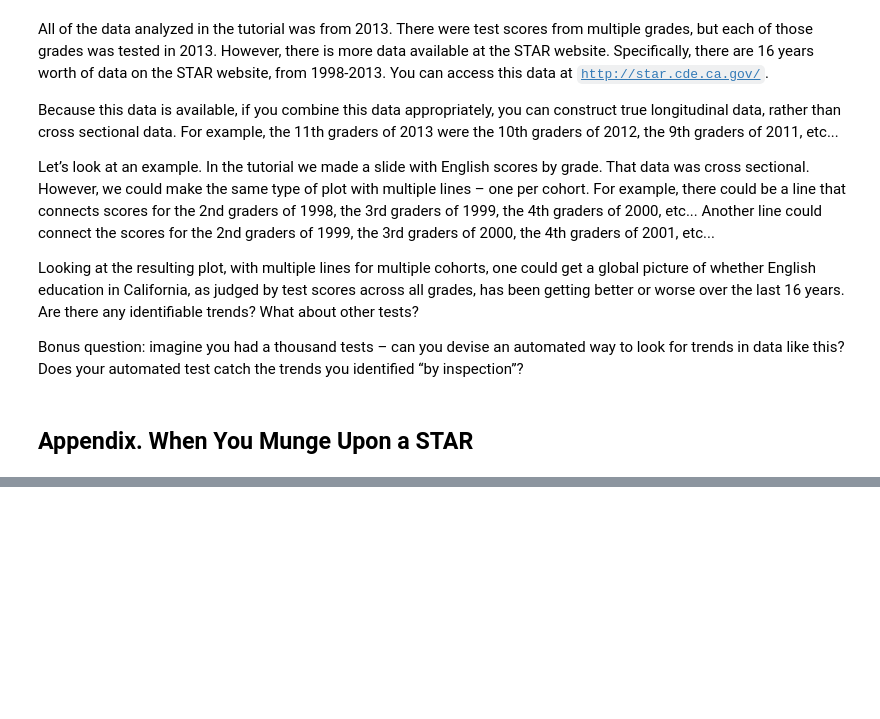
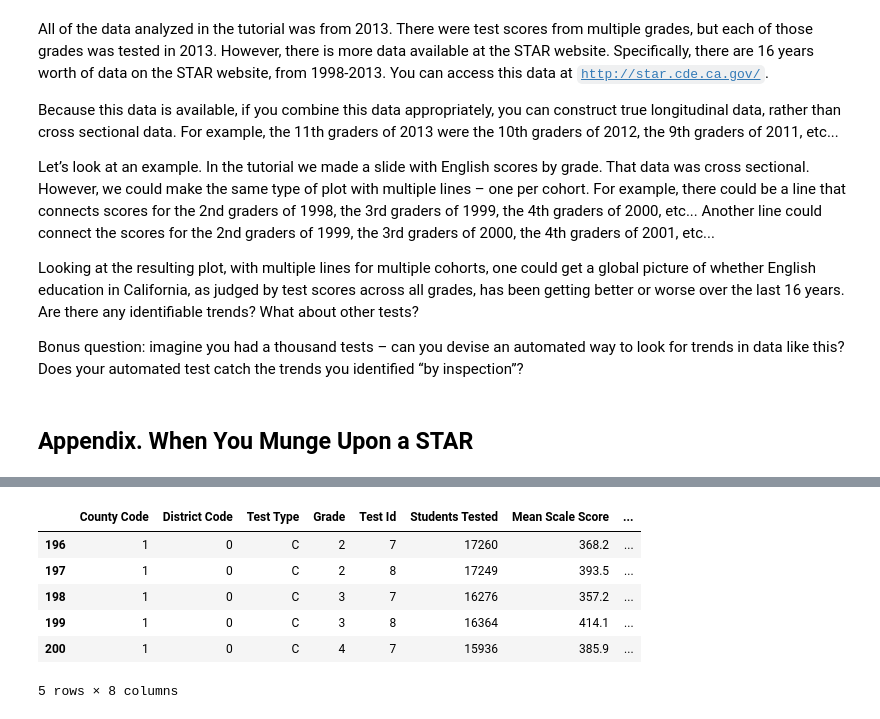
Before and after one commit to jaimefrio/data_science_fun_conference_2015_pandas_in_a_hurry, a Jupyter notebook: pandas_in_a_hurry.ipynb, the cells around one changed output, grey strips where cells are left out. Saved outputs shown, nothing was run; the diff lists cells and outputs as text; code cells hidden in the pictures; blank space fills up the shorter version.

```diff
--- a/pandas_in_a_hurry.ipynb
+++ b/pandas_in_a_hurry.ipynb
@@ -471,0 +550,13 @@ Bonus question: imagine you had a thousand tests – can you devise an automated
+# %%
+# And we add this information as a new column
+county_names.index = raw_data.index
+raw_data['County Name'] = county_names
+raw_data[:5]
+# %% [output]
+|  | County Code | District Code | Test Type | Grade | Test Id | Students Tested | Mean Scale Score | ... |
+| 196 | 1 | 0 | C | 2 | 7 | 17260 | 368.2 | ... |
+| 197 | 1 | 0 | C | 2 | 8 | 17249 | 393.5 | ... |
+| 198 | 1 | 0 | C | 3 | 7 | 16276 | 357.2 | ... |
+| 199 | 1 | 0 | C | 3 | 8 | 16364 | 414.1 | ... |
+| 200 | 1 | 0 | C | 4 | 7 | 15936 | 385.9 | ... |
+5 rows × 8 columns
```
Also changed, not shown: parts of 34 cells of this notebook.
